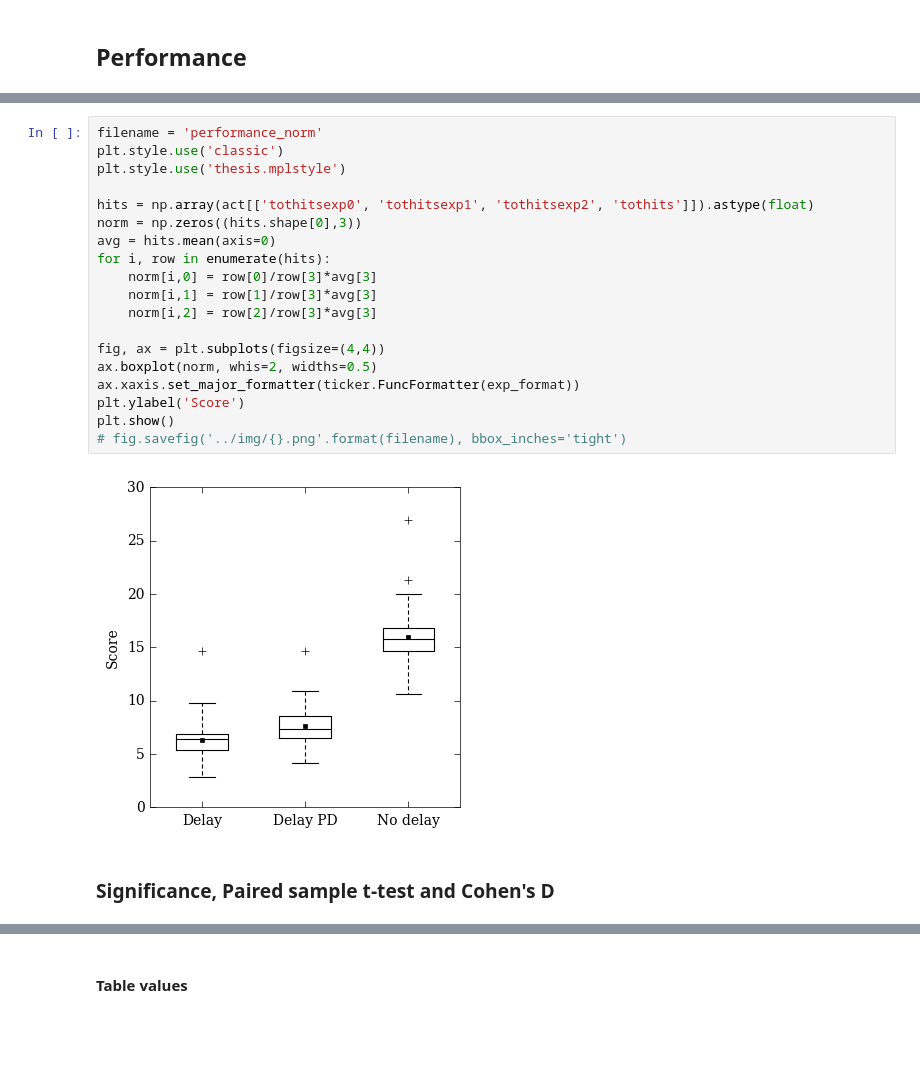
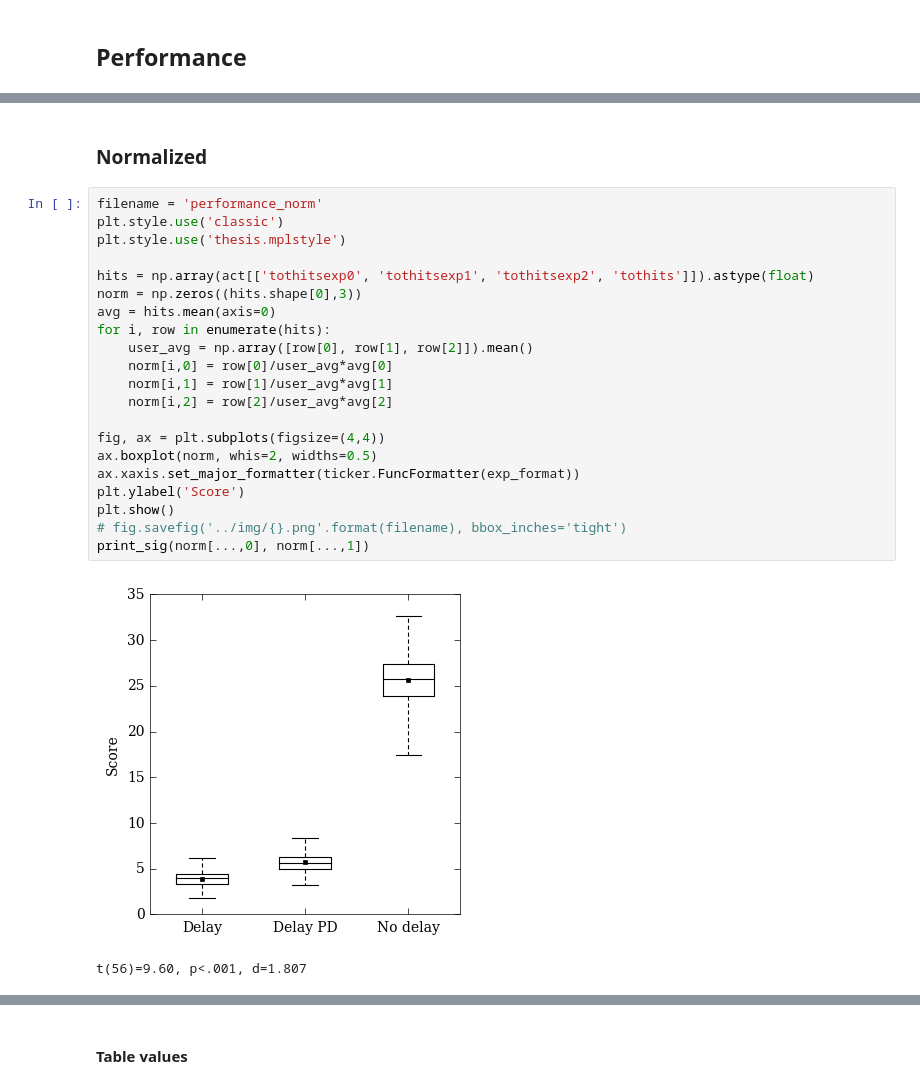
Before and after one commit to martinloland/master_thesis, a Jupyter notebook: data/better.ipynb, the cells around one changed output, grey strips where cells are left out. Drawn from its saved outputs; the diff is of its cells as text; blank space fills up the shorter version.

Commit message:
norm

```diff
--- a/data/better.ipynb
+++ b/data/better.ipynb
@@ -70,23 +152,26 @@ Gaming: daily 4%, weekly 26%, monthly 14%, yearly 30% and never 26%
+# %% [markdown]
+### Normalized
 # %%
 filename = 'performance_norm'
 plt.style.use('classic')
 plt.style.use('thesis.mplstyle')
 
 hits = np.array(act[['tothitsexp0', 'tothitsexp1', 'tothitsexp2', 'tothits']]).astype(float)
 norm = np.zeros((hits.shape[0],3))
 avg = hits.mean(axis=0)
 for i, row in enumerate(hits):
-    norm[i,0] = row[0]/row[3]*avg[3]
-    norm[i,1] = row[1]/row[3]*avg[3]
-    norm[i,2] = row[2]/row[3]*avg[3]
+    user_avg = np.array([row[0], row[1], row[2]]).mean()
+    norm[i,0] = row[0]/user_avg*avg[0]
+    norm[i,1] = row[1]/user_avg*avg[1]
+    norm[i,2] = row[2]/user_avg*avg[2]
 
 fig, ax = plt.subplots(figsize=(4,4))
 ax.boxplot(norm, whis=2, widths=0.5)
 ax.xaxis.set_major_formatter(ticker.FuncFormatter(exp_format))
 plt.ylabel('Score')
 plt.show()
 # fig.savefig('../img/{}.png'.format(filename), bbox_inches='tight')
+print_sig(norm[...,0], norm[...,1])
 # %% [output]
-[figure, old version]
+[figure, new version]
+t(56)=9.60, p<.001, d=1.807
-# %% [markdown]
-### Significance, Paired sample t-test and Cohen's D
```
Also changed, not shown: parts of 13 cells of this notebook, 1 other file.
